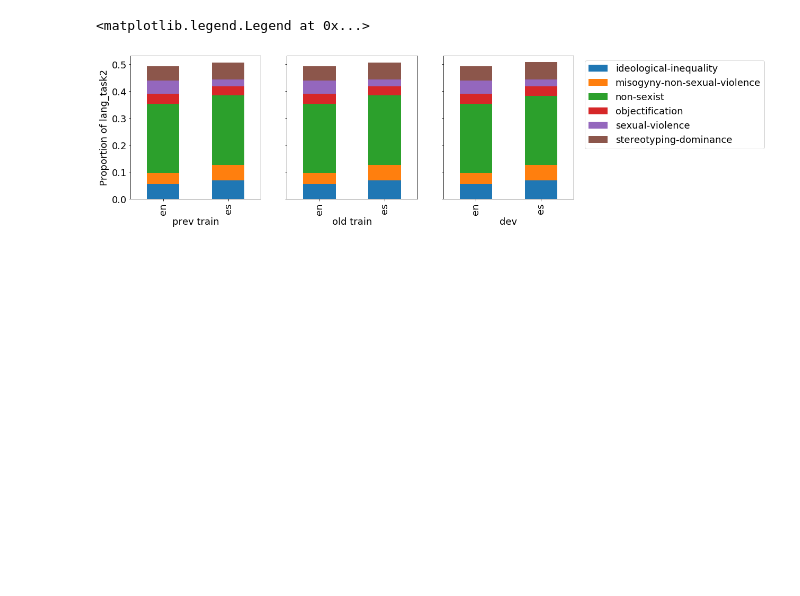
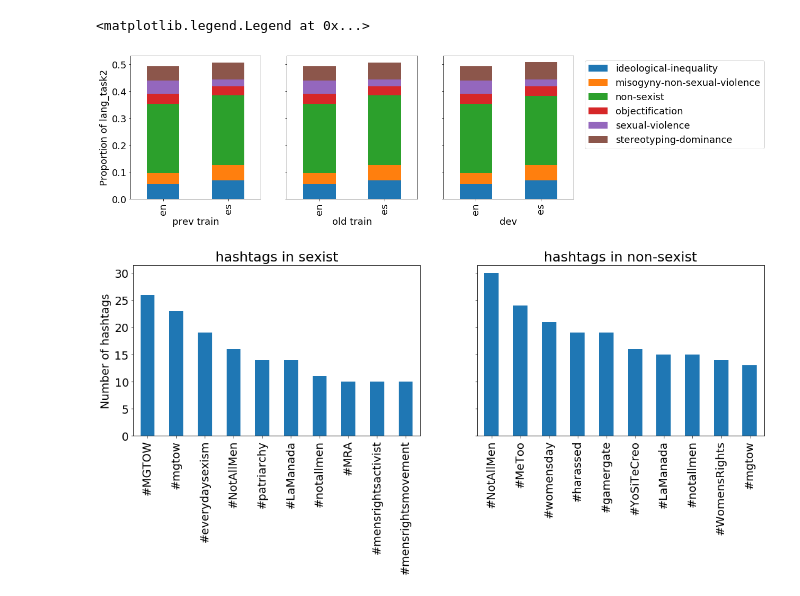
Before and after one commit to gesiscss/s_exist, a Jupyter notebook: explore and split data.ipynb, the cells around one changed output. Drawn from its saved outputs; the diff is of its cells as text; code cells hidden in the pictures; blank space fills up the shorter version.

Commit message:
+ added hashtag and mention count

```diff
--- a/explore and split data.ipynb
+++ b/explore and split data.ipynb
@@ -98,0 +100,11 @@ dev.to_csv(DATA_ROOT+"training/EXIST2021_translated_new_dev.tsv", sep = "\t", in
+# %%
+import matplotlib.pyplot as plt
+fig, ax = plt.subplots(1, 2, figsize = (18, 5), sharey = True)
+
+for n, val in enumerate(['sexist', 'non-sexist']):
+    train_sexist = train[train['task1'] == val]
+    train_sexist['text'].str.extractall(r'(\#\w+)')[0].value_counts()[:10].plot(kind = 'bar', ax = ax[n])
+    ax[n].set_title("hashtags in %s" %val)
+    ax[n].set_ylabel("Number of hashtags")
+# %% [output]
+[figure, added]
```
Also changed, not shown: parts of 6 cells of this notebook, 2 other files.
